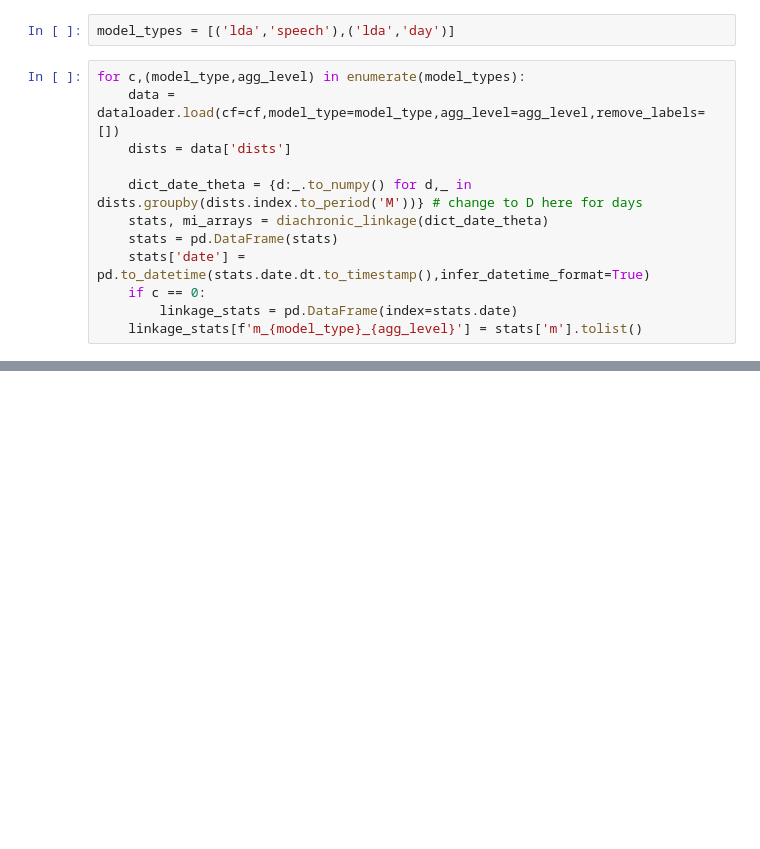
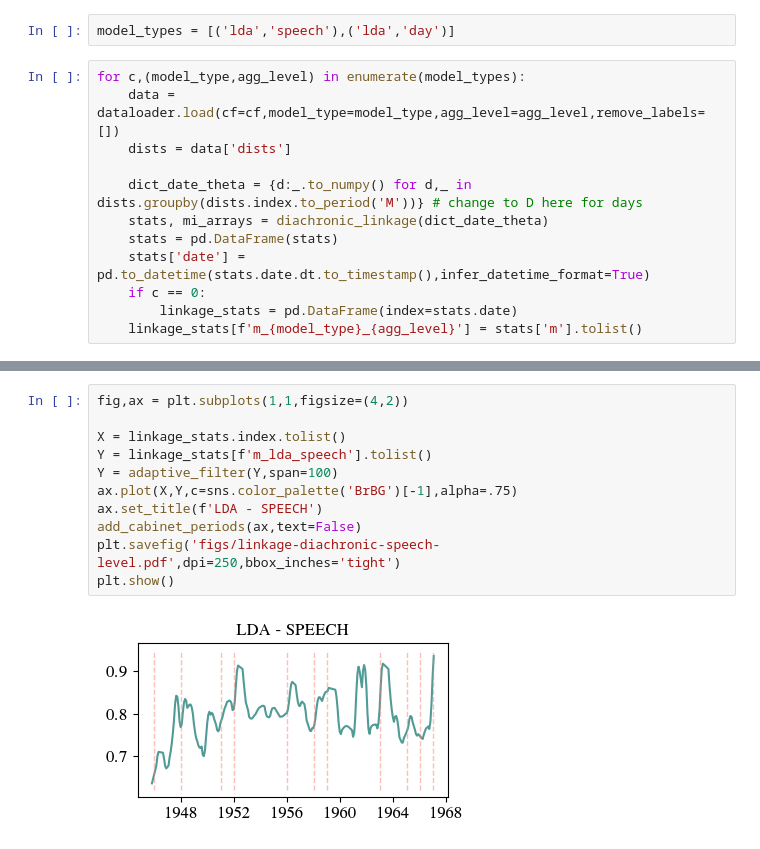
Before and after one commit to rubenros1795/linkage, a Jupyter notebook: 00-get-linkage.ipynb, the cells around one changed output, grey strips where cells are left out. Cells and saved outputs as stored; diff of their text form; blank space fills up the shorter version.

```diff
--- a/00-get-linkage.ipynb
+++ b/00-get-linkage.ipynb
@@ -55,0 +54,13 @@ plt.show()
+# %%
+fig,ax = plt.subplots(1,1,figsize=(4,2))
+
+X = linkage_stats.index.tolist()
+Y = linkage_stats[f'm_lda_speech'].tolist()
+Y = adaptive_filter(Y,span=100)
+ax.plot(X,Y,c=sns.color_palette('BrBG')[-1],alpha=.75)
+ax.set_title(f'LDA - SPEECH')
+add_cabinet_periods(ax,text=False)
+plt.savefig('figs/linkage-diachronic-speech-level.pdf',dpi=250,bbox_inches='tight')
+plt.show()
+# %% [output]
+[figure, added]
```
Also changed, not shown: parts of 3 cells of this notebook, 17 other files.
